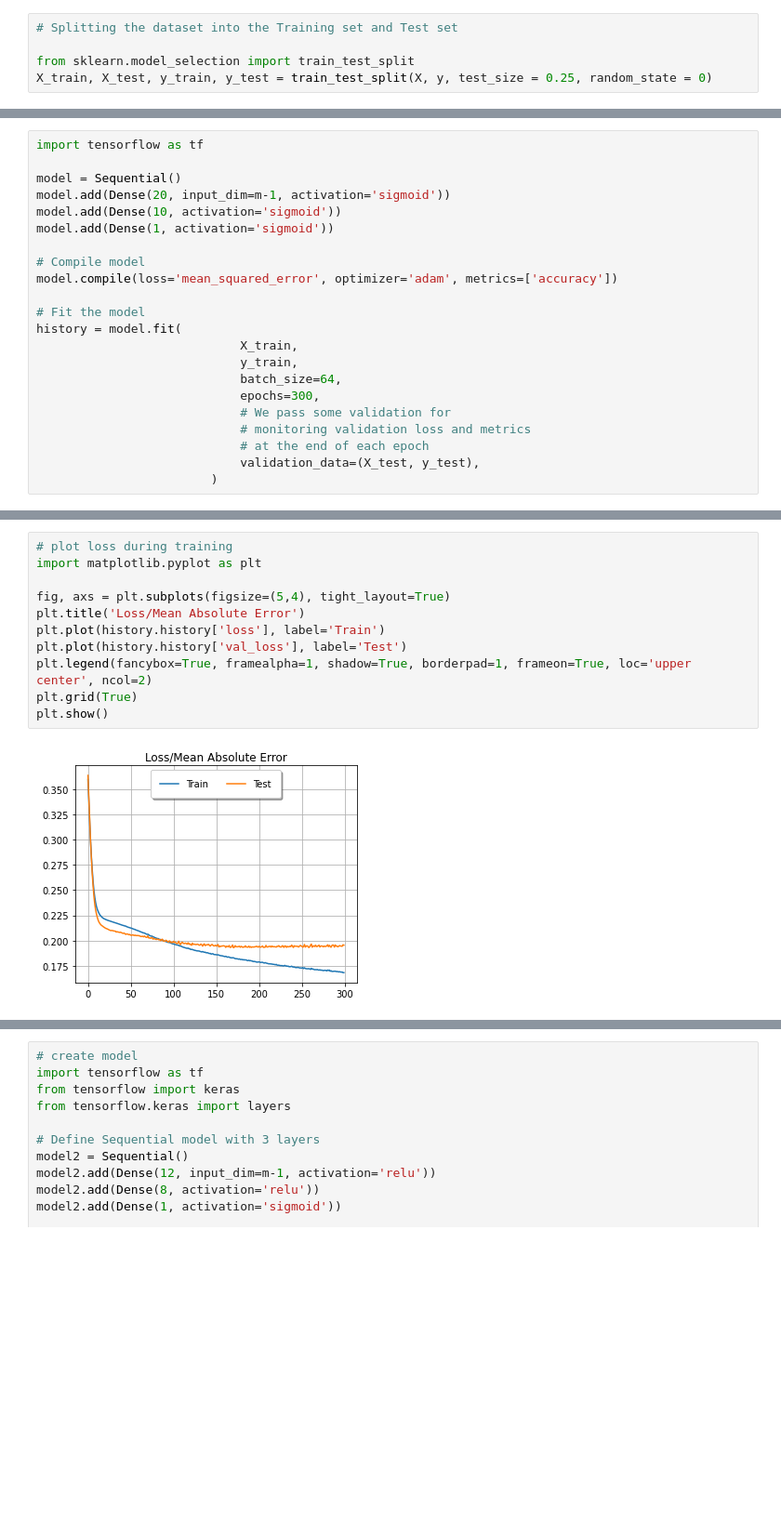
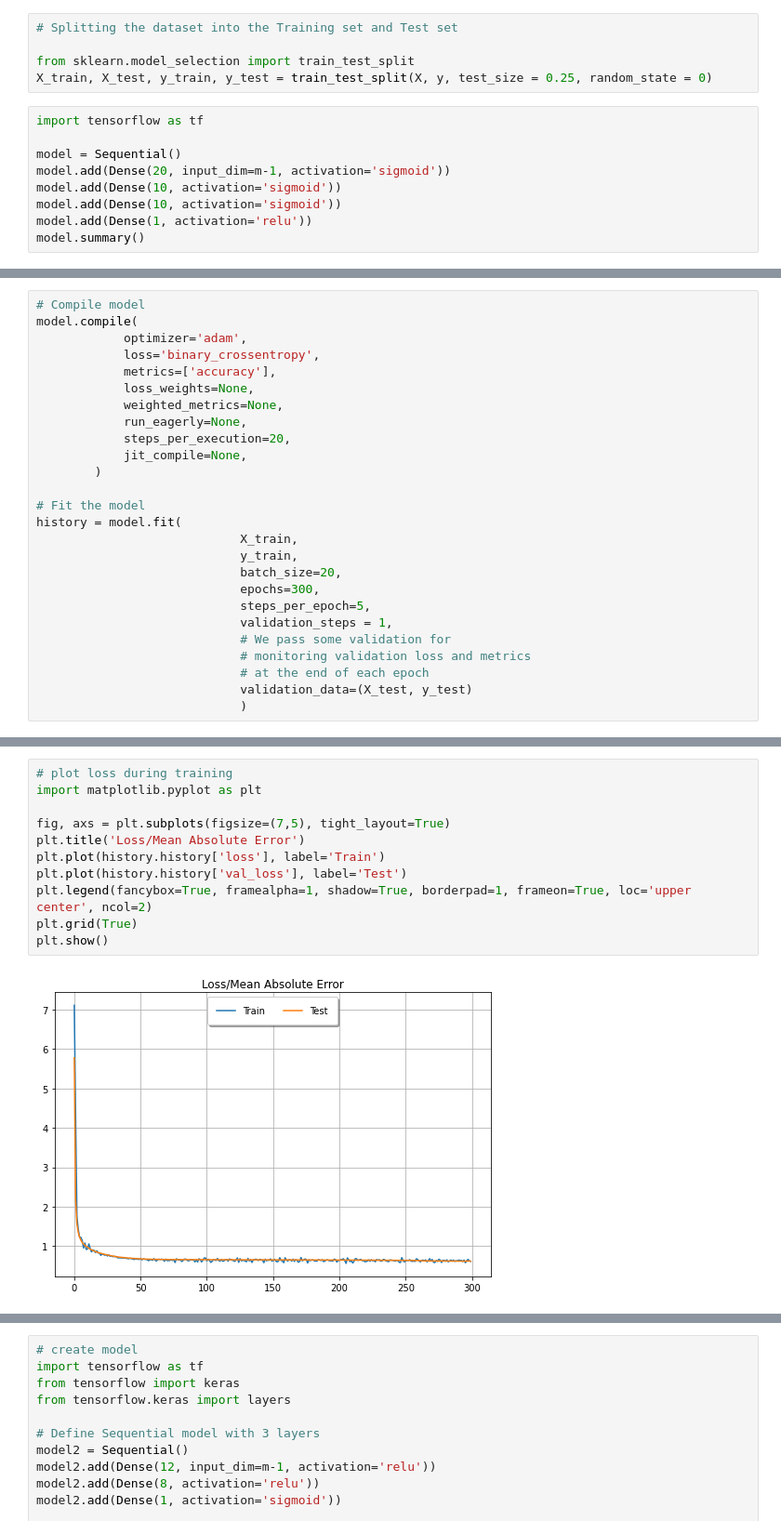
Before and after one commit to asheta66/CNN, a Jupyter notebook: Simple_CNN.ipynb, the cells around one changed output, grey strips where cells are left out. Shown at 93% size. Cells and saved outputs as stored; diff of their text form; blank space fills up the shorter version.

```diff
--- a/Simple_CNN.ipynb
+++ b/Simple_CNN.ipynb
@@ -30,3 +30,12 @@ X.shape, y.shape
 
 from sklearn.model_selection import train_test_split
 X_train, X_test, y_train, y_test = train_test_split(X, y, test_size = 0.25, random_state = 0)
+# %%
+import tensorflow as tf
+
+model = Sequential()
+model.add(Dense(20, input_dim=m-1, activation='sigmoid'))
+model.add(Dense(10, activation='sigmoid'))
+model.add(Dense(10, activation='sigmoid'))
+model.add(Dense(1, activation='relu'))
+model.summary()
@@ -33,22 +60,26 @@ X_train, X_test, y_train, y_test = train_test_split(X, y, test_size = 0.25, rand
 # %%
-import tensorflow as tf
-
-model = Sequential()
-model.add(Dense(20, input_dim=m-1, activation='sigmoid'))
-model.add(Dense(10, activation='sigmoid'))
-model.add(Dense(1, activation='sigmoid'))
-
 # Compile model
-model.compile(loss='mean_squared_error', optimizer='adam', metrics=['accuracy'])
+model.compile(
+            optimizer='adam',
+            loss='binary_crossentropy',
+            metrics=['accuracy'],
+            loss_weights=None,
+            weighted_metrics=None,
+            run_eagerly=None,
+            steps_per_execution=20,
+            jit_compile=None,
+        )
 
 # Fit the model
 history = model.fit(
                             X_train,
                             y_train,
-                            batch_size=64,
+                            batch_size=20,
                             epochs=300,
+                            steps_per_epoch=5,
+                            validation_steps = 1,
                             # We pass some validation for
                             # monitoring validation loss and metrics
                             # at the end of each epoch
-                            validation_data=(X_test, y_test),
-                        )
+                            validation_data=(X_test, y_test)
+                            )
@@ -73,16 +86,16 @@ _________________________________________________________________
 # %%
 # plot loss during training
 import matplotlib.pyplot as plt
 
-fig, axs = plt.subplots(figsize=(5,4), tight_layout=True)
+fig, axs = plt.subplots(figsize=(7,5), tight_layout=True)
 plt.title('Loss/Mean Absolute Error')
 plt.plot(history.history['loss'], label='Train')
 plt.plot(history.history['val_loss'], label='Test')
 plt.legend(fancybox=True, framealpha=1, shadow=True, borderpad=1, frameon=True, loc='upper center', ncol=2)
 plt.grid(True)
 plt.show()
 # %% [output]
-[figure, old version]
+[figure, new version]
 # %%
 # Model evaluate
 model.evaluate(X_train,  y_train)
```
Also changed, not shown: parts of 8 cells of this notebook.
